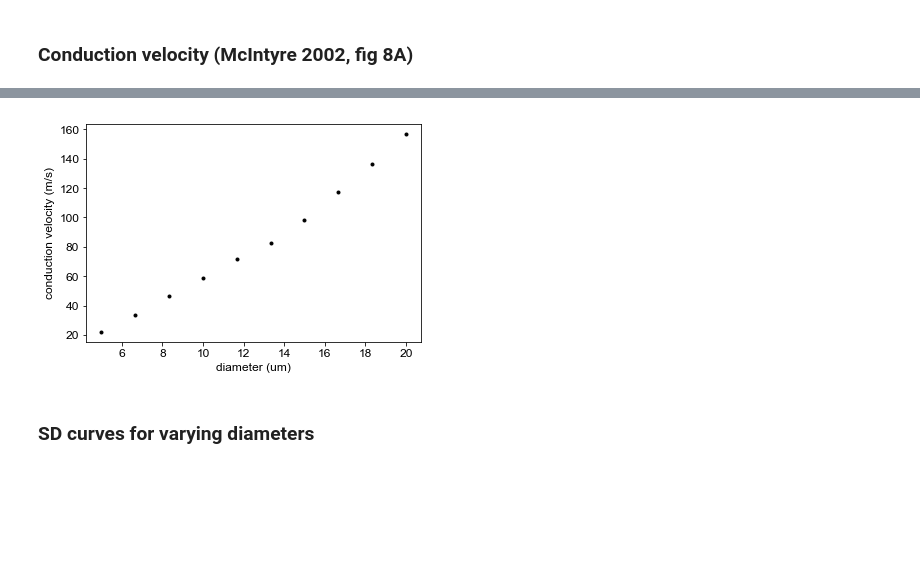
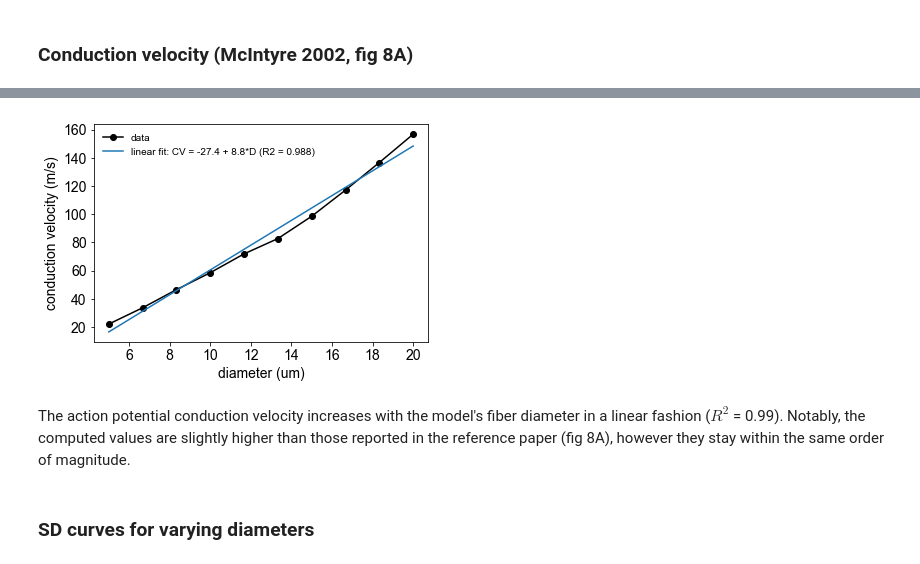
Before and after one commit to tjjlemaire/MorphoSONIC, a Jupyter notebook: notebooks/mrg.ipynb, the cells around one changed output, grey strips where cells are left out. Cells and saved outputs as stored; diff of their text form; code cells hidden in the pictures; blank space fills up the shorter version.

```diff
--- a/notebooks/mrg.ipynb
+++ b/notebooks/mrg.ipynb
@@ -59,13 +137,23 @@ def plotSimExtSource(fiber, source, pp, ylim=None, title=None):
         fig.axes[0].set_title(title)
     return fig
 
-def plotCVvsDiameter(diams, cv, fs=12):
+def getCV(fiberD):
+    fiber = mrgFiber(IintraMRGFiber, pneuron, fiberD, nnodes, rs)
+    source = IntracellularCurrent(fiber.nnodes // 2)
+    Ithr = fiber.titrate(source, pp)
+    data, meta = fiber.simulate(source.updatedX(Ithr), pp)
+    return fiber.getConductionVelocity(data)
+
+def plotCVvsDiameter(diams, cv, fs=14):
     fig, ax = plt.subplots()
     ax.set_xlabel('diameter (um)', fontsize=fs)
     ax.set_ylabel('conduction velocity (m/s)', fontsize=fs)
     for item in ax.get_xticklabels() + ax.get_yticklabels():
         item.set_fontsize(fs)
-    ax.plot(diams * 1e6, cv, '.', c='k')
-    return fig
+    ax.plot(diams * 1e6, cv, 'o-', c='k', label='data')
+    a, b = np.polyfit(diams, cv, 1)
+    cv_fit = np.poly1d((a, b))(diams)
+    ax.plot(diams * 1e6, cv_fit, label=f'linear fit: CV = {b:.1f} + {a * 1e-6:.1f}*D (R2 = {rsquared(cv, cv_fit):.3f})')
+    ax.legend(frameon=False)
 # %% [markdown]
 ## Fiber model
@@ -186,13 +374,2 @@ for n in npulses:
 # %% [markdown]
 ### Conduction velocity (McIntyre 2002, fig 8A)
-# %%
-logger.setLevel(logging.WARNING)
-cv = []
-for D in dense_diameters:
-    fiber = mrgFiber(IintraMRGFiber, pneuron, D, nnodes, rs)
-    print(f'computing conduction velocity for {fiber}')
-    source = IntracellularCurrent(fiber.nnodes // 2)
-    Ithr = fiber.titrate(source, pp)
-    data, meta = fiber.simulate(source.updatedX(Ithr), pp)
-    cv.append(fiber.getConductionVelocity(data))
-logger.setLevel(logging.INFO)
@@ -210,6 +376,11 @@ computing conduction velocity for IintraMRGFiber(20.0 um, 21 nodes)
-# %%
-fig = plotCVvsDiameter(dense_diameters, cv)
-# %% [output]
-[figure, removed]
+# %%
+logger.setLevel(logging.WARNING)
+cv = np.array([getCV(D) for D in dense_diameters])
+logger.setLevel(logging.INFO)
+fig = plotCVvsDiameter(dense_diameters, cv)
+# %% [output]
+[figure, added]
+# %% [markdown]
+The action potential conduction velocity increases with the model's fiber diameter in a linear fashion ($R^2$ = 0.99). Notably, the computed values are slightly higher than those reported in the reference paper (fig 8A), however they stay within the same order of magnitude.
 # %% [markdown]
 ### SD curves for varying diameters
```
Also changed, not shown: parts of 68 cells of this notebook, 27 other files.
